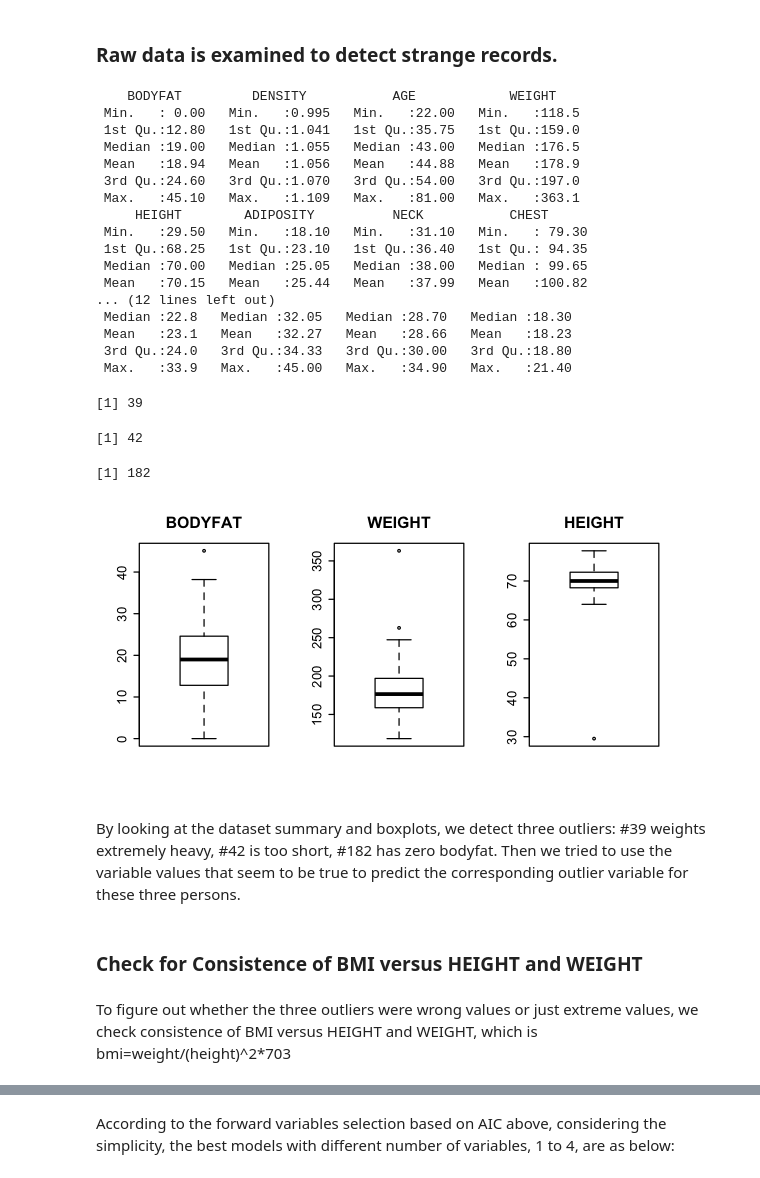
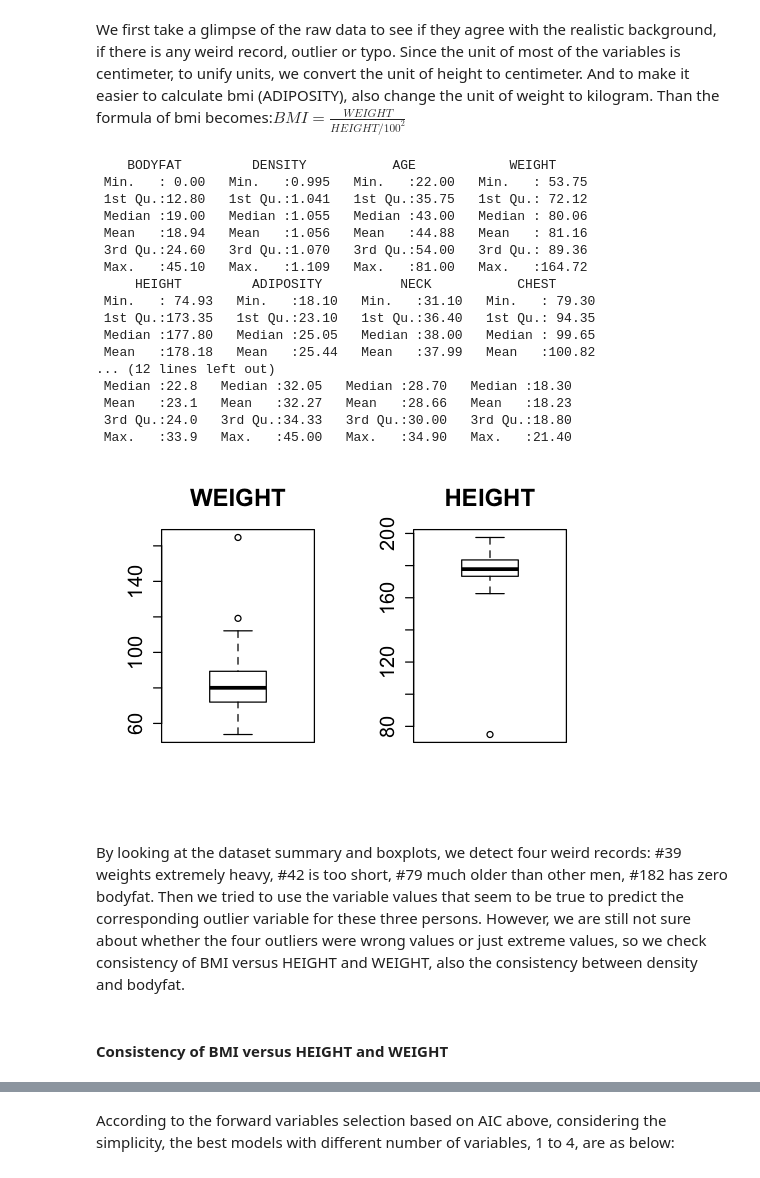
Before and after one commit to jianxia318/628model1-bodyfat, a Jupyter notebook: data/report.ipynb, the cells around one changed output, grey strips where cells are left out. Drawn from its saved outputs; the diff is of its cells as text; code cells hidden in the pictures.

```diff
--- a/data/report.ipynb
+++ b/data/report.ipynb
@@ -10,2 +12,3 @@ library(jtools)
-# %% [markdown]
-### Raw data is examined to detect strange records.
+# %% [markdown]
+We first take a glimpse of the raw data to see if they agree with the realistic background, if there is any weird record, outlier or typo.
+Since the unit of most of the variables is centimeter, to unify units, we convert the unit of height to centimeter. And to make it easier to calculate bmi (ADIPOSITY), also change the unit of weight to kilogram. Than the formula of bmi becomes:$BMI = \frac{WEIGHT}{{HEIGHT/100}^{2}}$
@@ -12,39 +19,34 @@ library(jtools)
 # %%
-dat = read.csv("BodyFat.csv", row.names = 1)
 summary(dat)
-options(repr.plot.width=4.875,repr.plot.height=2.5,repr.plot.pointsize=8)
-par(mfrow=c(1,3))
-boxplot(dat$BODYFAT,main="BODYFAT")
+options(repr.plot.width=4.2,repr.plot.height=3,repr.plot.pointsize=8)
+par(mfrow=c(1,2))
 boxplot(dat$WEIGHT,main="WEIGHT")
 boxplot(dat$HEIGHT,main="HEIGHT")
-which(dat$WEIGHT==max(dat$WEIGHT))#39
-which(dat$HEIGHT==min(dat$HEIGHT))#42
-which(dat$BODYFAT==0)#182
+#which(dat$WEIGHT==max(dat$WEIGHT)) #39
+#which(dat$HEIGHT==min(dat$HEIGHT)) #42
+#which(dat$AGE==min(dat$AGE)) #79
+#which(dat$BODYFAT==0) #182
 # %% [output]
     BODYFAT         DENSITY           AGE            WEIGHT
- Min.   : 0.00   Min.   :0.995   Min.   :22.00   Min.   :118.5
- 1st Qu.:12.80   1st Qu.:1.041   1st Qu.:35.75   1st Qu.:159.0
- Median :19.00   Median :1.055   Median :43.00   Median :176.5
- Mean   :18.94   Mean   :1.056   Mean   :44.88   Mean   :178.9
- 3rd Qu.:24.60   3rd Qu.:1.070   3rd Qu.:54.00   3rd Qu.:197.0
- Max.   :45.10   Max.   :1.109   Max.   :81.00   Max.   :363.1
-     HEIGHT        ADIPOSITY          NECK           CHEST
- Min.   :29.50   Min.   :18.10   Min.   :31.10   Min.   : 79.30
- 1st Qu.:68.25   1st Qu.:23.10   1st Qu.:36.40   1st Qu.: 94.35
- Median :70.00   Median :25.05   Median :38.00   Median : 99.65
- Mean   :70.15   Mean   :25.44   Mean   :37.99   Mean   :100.82
+ Min.   : 0.00   Min.   :0.995   Min.   :22.00   Min.   : 53.75
+ 1st Qu.:12.80   1st Qu.:1.041   1st Qu.:35.75   1st Qu.: 72.12
+ Median :19.00   Median :1.055   Median :43.00   Median : 80.06
+ Mean   :18.94   Mean   :1.056   Mean   :44.88   Mean   : 81.16
+ 3rd Qu.:24.60   3rd Qu.:1.070   3rd Qu.:54.00   3rd Qu.: 89.36
+ Max.   :45.10   Max.   :1.109   Max.   :81.00   Max.   :164.72
+     HEIGHT         ADIPOSITY          NECK           CHEST
+ Min.   : 74.93   Min.   :18.10   Min.   :31.10   Min.   : 79.30
+ 1st Qu.:173.35   1st Qu.:23.10   1st Qu.:36.40   1st Qu.: 94.35
+ Median :177.80   Median :25.05   Median :38.00   Median : 99.65
+ Mean   :178.18   Mean   :25.44   Mean   :37.99   Mean   :100.82
 ... (12 lines left out)
  Median :22.8   Median :32.05   Median :28.70   Median :18.30
  Mean   :23.1   Mean   :32.27   Mean   :28.66   Mean   :18.23
  3rd Qu.:24.0   3rd Qu.:34.33   3rd Qu.:30.00   3rd Qu.:18.80
  Max.   :33.9   Max.   :45.00   Max.   :34.90   Max.   :21.40
-[1] 39
-[1] 42
-[1] 182
-[figure, old version]
+[figure, new version]
 # %% [markdown]
-By looking at the dataset summary and boxplots, we detect three outliers: #39 weights extremely heavy, #42 is too short, #182 has zero bodyfat. Then we tried to use the variable values that seem to be true to predict the corresponding outlier variable for these three persons.
+By looking at the dataset summary and boxplots, we detect four weird records: #39 weights extremely heavy, #42 is too short, #79 much older than other men, #182 has zero bodyfat. Then we tried to use the variable values that seem to be true to predict the corresponding outlier variable for these three persons.
+However, we are still not sure about whether the four outliers were wrong values or just extreme values, so we check consistency of BMI versus HEIGHT and WEIGHT, also the consistency between density and bodyfat.
 # %% [markdown]
-### Check for Consistence of BMI versus HEIGHT and WEIGHT
+#### Consistency of BMI versus HEIGHT and WEIGHT
-# %% [markdown]
-To figure out whether the three outliers were wrong values or just extreme values, we check consistence of BMI versus HEIGHT and WEIGHT, which is bmi=weight/(height)^2*703
```
Also changed, not shown: parts of 57 cells of this notebook.
